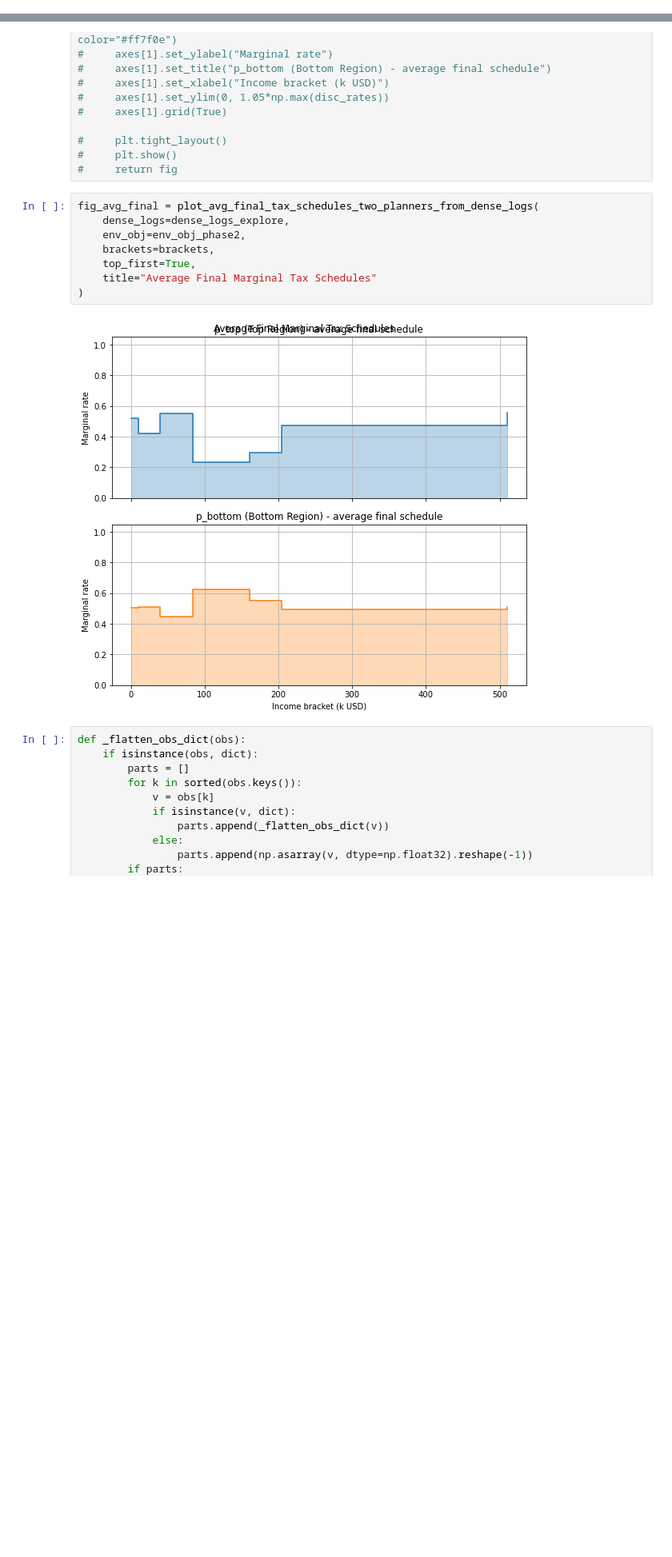
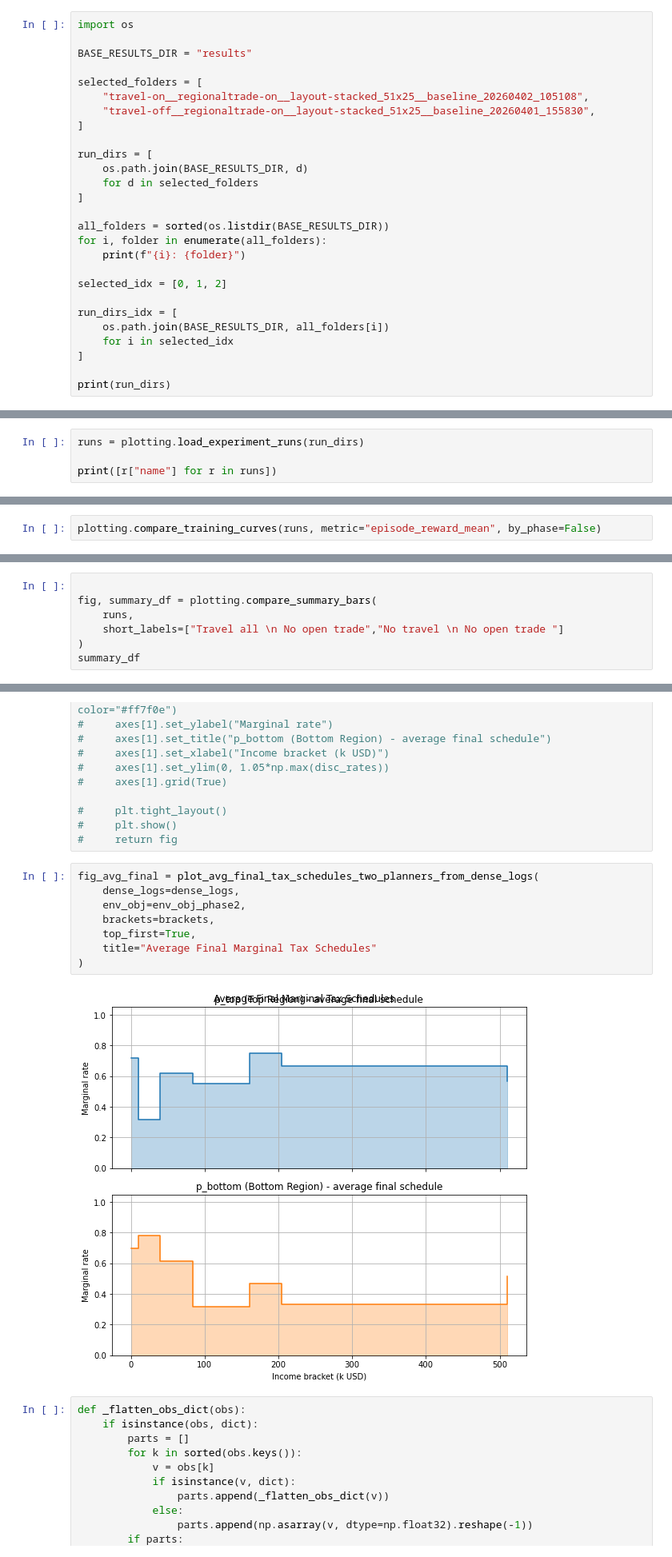
Before and after one commit to DragonsAreFuckingCool/DRL-in-international-economy-ai-economist-, a Jupyter notebook: tutorials/tax_annealing_simulation.ipynb, the cells around one changed output, grey strips where cells are left out. Shown at 80% size. Drawn from its saved outputs; the diff is of its cells as text; blank space fills up the shorter version.

```diff
--- a/tutorials/tax_annealing_simulation.ipynb
+++ b/tutorials/tax_annealing_simulation.ipynb
@@ -2686,0 +3185,27 @@ Income (Build) :  11.00 (n= 34) |  11.00 (n= 23) |  13.00 (n= 19) |  13.00 (n= 1
+# %%
+import os
+
+BASE_RESULTS_DIR = "results"
+
+selected_folders = [
+    "travel-on__regionaltrade-on__layout-stacked_51x25__baseline_20260402_105108",
+    "travel-off__regionaltrade-on__layout-stacked_51x25__baseline_20260401_155830",
+]
+
+run_dirs = [
+    os.path.join(BASE_RESULTS_DIR, d)
+    for d in selected_folders
+]
+
+all_folders = sorted(os.listdir(BASE_RESULTS_DIR))
+for i, folder in enumerate(all_folders):
+    print(f"{i}: {folder}")
+
+selected_idx = [0, 1, 2]
+
+run_dirs_idx = [
+    os.path.join(BASE_RESULTS_DIR, all_folders[i])
+    for i in selected_idx
+]
+
+print(run_dirs)
@@ -2686,0 +3217,4 @@ Income (Build) :  11.00 (n= 34) |  11.00 (n= 23) |  13.00 (n= 19) |  13.00 (n= 1
+# %%
+runs = plotting.load_experiment_runs(run_dirs)
+
+print([r["name"] for r in runs])
@@ -2686,0 +3223,2 @@ Income (Build) :  11.00 (n= 34) |  11.00 (n= 23) |  13.00 (n= 19) |  13.00 (n= 1
+# %%
+plotting.compare_training_curves(runs, metric="episode_reward_mean", by_phase=False)
@@ -2686,0 +3237,7 @@ Income (Build) :  11.00 (n= 34) |  11.00 (n= 23) |  13.00 (n= 19) |  13.00 (n= 1
+# %%
+
+fig, summary_df = plotting.compare_summary_bars(
+    runs,
+    short_labels=["Travel all \n No open trade","No travel \n No open trade "]
+)
+summary_df
@@ -4013,14 +4627,14 @@ plot_avg_planner_tax_lines(
 #     return fig
 # %%
 fig_avg_final = plot_avg_final_tax_schedules_two_planners_from_dense_logs(
-    dense_logs=dense_logs_explore,
+    dense_logs=dense_logs,
     env_obj=env_obj_phase2,
     brackets=brackets,
     top_first=True,
     title="Average Final Marginal Tax Schedules"
 )
 # %% [output]
-[figure, old version]
+[figure, new version]
 # %%
 def _flatten_obs_dict(obs):
     if isinstance(obs, dict):
```
Also changed, not shown: parts of 42 cells of this notebook.
